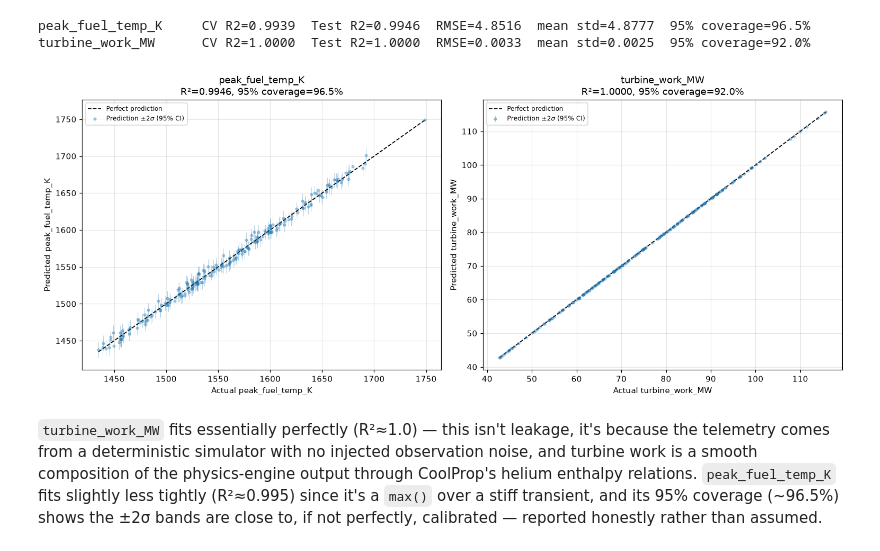
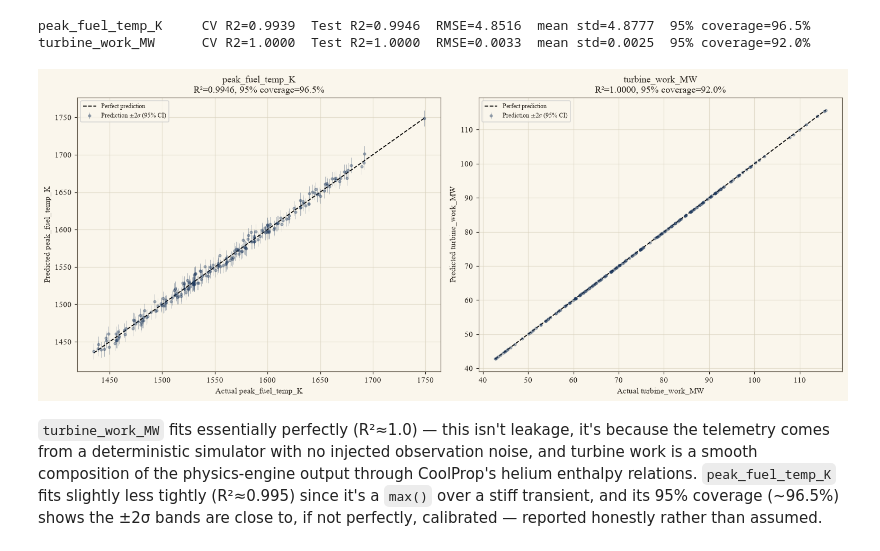
Before and after one commit to d4nihv/HTGR-ML-Optimisation, a Jupyter notebook: notebooks/HTGR_Analysis.ipynb, the cells around one changed output. Cells and saved outputs as stored; diff of their text form; code cells hidden in the pictures.

```diff
--- a/notebooks/HTGR_Analysis.ipynb
+++ b/notebooks/HTGR_Analysis.ipynb
@@ -25,8 +25,29 @@ import pandas as pd
 sys.path.insert(0, str(Path("..").resolve()))
 
 plt.rcParams["figure.dpi"] = 110
+
+# Textbook typography: serif body font (Times New Roman, falling back to
+# Georgia/DejaVu Serif if unavailable on the rendering machine), warm
+# parchment page background instead of stark white, muted academic colour
+# cycle instead of matplotlib's default bright tab10. Code cells are
+# untouched - only the rendered charts adopt this style.
+plt.rcParams["font.family"] = "serif"
+plt.rcParams["font.serif"] = ["Times New Roman", "Georgia", "DejaVu Serif"]
+plt.rcParams["mathtext.fontset"] = "stix"
+plt.rcParams["figure.facecolor"] = "#FAF6EC"
+plt.rcParams["axes.facecolor"] = "#FAF6EC"
+plt.rcParams["savefig.facecolor"] = "#FAF6EC"
+plt.rcParams["text.color"] = "#2B2620"
+plt.rcParams["axes.labelcolor"] = "#2B2620"
+plt.rcParams["axes.edgecolor"] = "#6B6355"
+plt.rcParams["xtick.color"] = "#2B2620"
+plt.rcParams["ytick.color"] = "#2B2620"
 plt.rcParams["axes.grid"] = True
-plt.rcParams["grid.alpha"] = 0.3
+plt.rcParams["grid.color"] = "#D8D0BC"
+plt.rcParams["grid.alpha"] = 0.6
+plt.rcParams["axes.prop_cycle"] = plt.cycler(
+    color=["#1F3A5F", "#7B241C", "#2E4C39", "#B8860B", "#54626F", "#16697A"]
+)
 
 DATA_PATH = Path("..") / "data" / "htgr_telemetry.csv"
 MODEL_PATH = Path("..") / "models" / "htgr_surrogate.joblib"
@@ -125,28 +146,28 @@ turbine_work_MW      CV R2=1.0000  Test R2=1.0000  RMSE=0.0033  mean std=0.0025
 # %%
 fig, axes = plt.subplots(1, 2, figsize=(14, 5.8))
 
 for ax, target in zip(axes, TARGET_COLUMNS):
     tm = surrogate.targets[target]
     y_pred, y_std = tm.pipeline.predict(x_test, return_std=True)
     y_true = y_test[target].to_numpy()
 
     order = np.argsort(y_true)
     ax.errorbar(
         y_true[order], y_pred[order], yerr=2 * y_std[order],
-        fmt="o", ms=3, alpha=0.35, ecolor="tab:blue", elinewidth=0.6,
-        capsize=0, color="tab:blue", label=r"Prediction $\pm 2\sigma$ (95% CI)",
+        fmt="o", ms=3, alpha=0.35, ecolor="#1F3A5F", elinewidth=0.6,
+        capsize=0, color="#1F3A5F", label=r"Prediction $\pm 2\sigma$ (95% CI)",
     )
     lims = [min(y_true.min(), y_pred.min()), max(y_true.max(), y_pred.max())]
     ax.plot(lims, lims, "k--", lw=1.2, label="Perfect prediction")
     ax.set_xlabel(f"Actual {target}")
     ax.set_ylabel(f"Predicted {target}")
     ax.set_title(f"{target}\nR\u00b2={tm.test_r2:.4f}, 95% coverage={tm.test_coverage_95:.1%}")
     ax.legend(fontsize=8, loc="upper left")
 
 plt.tight_layout()
 plt.show()
 # %% [output]
-[figure, old version]
+[figure, new version]
 # %% [markdown]
 `turbine_work_MW` fits essentially perfectly (R²≈1.0) — this isn't leakage, it's because the telemetry comes from a deterministic simulator with no injected observation noise, and turbine work is a smooth composition of the physics-engine output through CoolProp's helium enthalpy relations. `peak_fuel_temp_K` fits slightly less tightly (R²≈0.995) since it's a `max()` over a stiff transient, and its 95% coverage (~96.5%) shows the ±2σ bands are close to, if not perfectly, calibrated — reported honestly rather than assumed.
 # %% [markdown]
```
Also changed, not shown: parts of 2 cells of this notebook, 5 other files.
